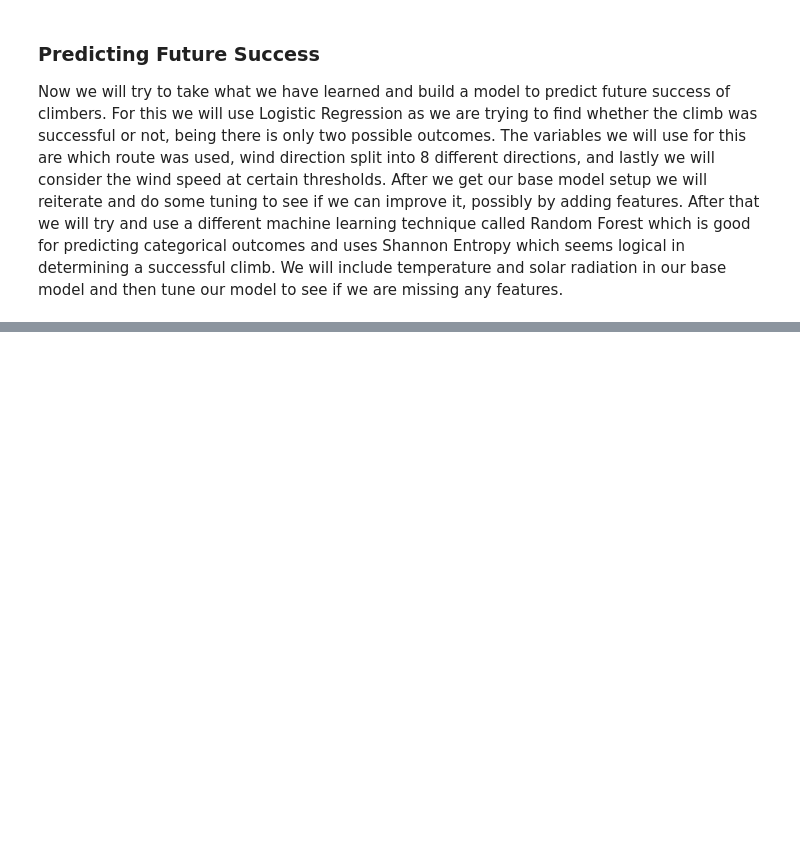
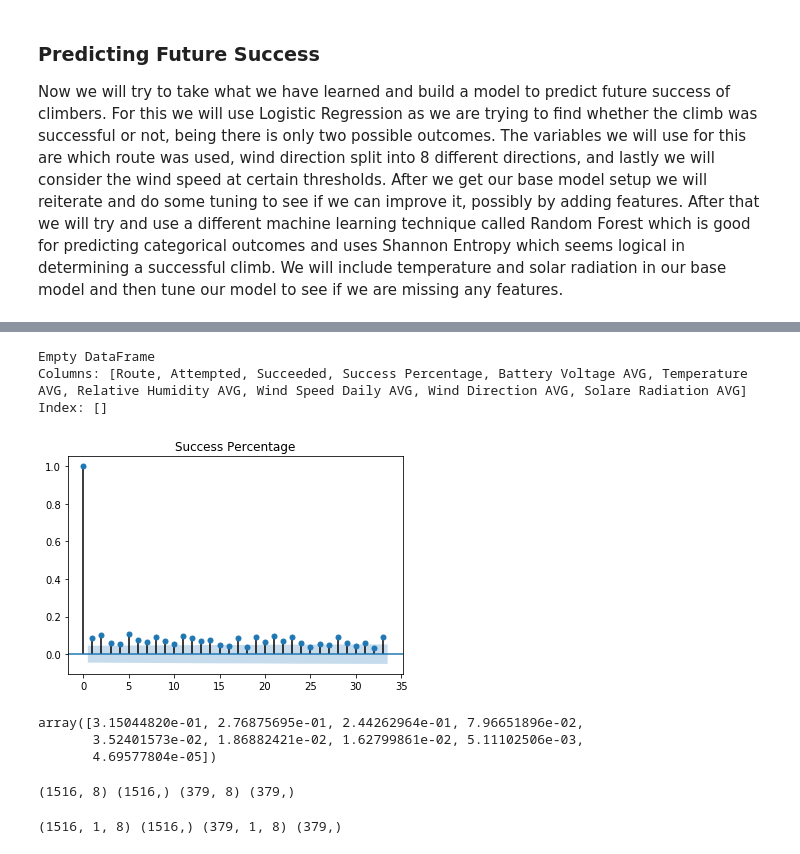
Before and after one commit to Glezzy/Mount-Rainier-Climbing-Analysis, a Jupyter notebook: Summiting Mt. Rainier Report.ipynb, the cells around one changed output, grey strips where cells are left out. Cells and saved outputs as stored; diff of their text form; code cells hidden in the pictures; blank space fills up the shorter version.

```diff
--- a/Summiting Mt. Rainier Report.ipynb
+++ b/Summiting Mt. Rainier Report.ipynb
@@ -294,5 +301,3 @@ SyntaxError: invalid syntax (<ipython-input-66-c8c6db473288>, line 2)
-# %%
-combined_set['Wind Direction AVG'] = combined_set['Wind Direction AVG'].apply(degToCompass)
 # %%
 combined_set.head()
 # %% [output]
@@ -302,3 +307,7 @@ combined_set.head()
 | 2 | 2014-09-25 | Disappointment Cleaver | 2 | 2 | 1.0 | 13.648333 | 26.823750 | ... |
 | 3 | 2014-09-25 | Disappointment Cleaver | 12 | 6 | 0.5 | 13.648333 | 26.823750 | ... |
 | 4 | 2014-09-26 | Disappointment Cleaver | 5 | 0 | 0.0 | 13.532500 | 28.238333 | ... |
+# %%
+# setting the data column as the index of the data frame
+combined_set['Date'] = combined_set['Date'].apply(pd.to_datetime)
+combined_set.set_index('Date', inplace=True)
@@ -304,0 +336,23 @@ combined_set.head()
+# %%
+df = combined_set.loc[combined_set['Route']=='Disapointment Cleaver']
+# %% [output]
+Empty DataFrame
+Columns: [Route, Attempted, Succeeded, Success Percentage, Battery Voltage AVG, Temperature AVG, Relative Humidity AVG, Wind Speed Daily AVG, Wind Direction AVG, Solare Radiation AVG]
+Index: []
+# %%
+combined_set = combined_set.drop(columns=['Route'])
+# %%
+# check for autocorrelation
+plot_acf(combined_set['Success Percentage'])
+plt.title('Success Percentage')
+plt.show()
+# %% [output]
+[figure, added]
+# %%
+# johan test for stationarity(if less than 1 then series is stationary)
+johan_test = combined_set
+coint_johansen(johan_test,-1,1).eig
+# %% [output]
+array([3.15044820e-01, 2.76875695e-01, 2.44262964e-01, 7.96651896e-02,
+       3.52401573e-02, 1.86882421e-02, 1.62799861e-02, 5.11102506e-03,
+       4.69577804e-05])
@@ -304,0 +369,14 @@ combined_set.head()
+# %%
+#index the data into dependent and independent variables
+train_X, train_y = train[:, :-1], train[:, -1]
+test_X, test_y = test[:, :-1], test[:, -1]
+print(train_X.shape, train_y.shape, test_X.shape, test_y.shape)
+# %% [output]
+(1516, 8) (1516,) (379, 8) (379,)
+# %%
+#convert data into suitable dimension for using it as input in LSTM network
+train_X = train_X.reshape((train_X.shape[0], 1, train_X.shape[1]))
+test_X = test_X.reshape((test_X.shape[0], 1, test_X.shape[1]))
+print(train_X.shape, train_y.shape, test_X.shape, test_y.shape)
+# %% [output]
+(1516, 1, 8) (1516,) (379, 1, 8) (379,)
```
Also changed, not shown: parts of 24 cells of this notebook.
